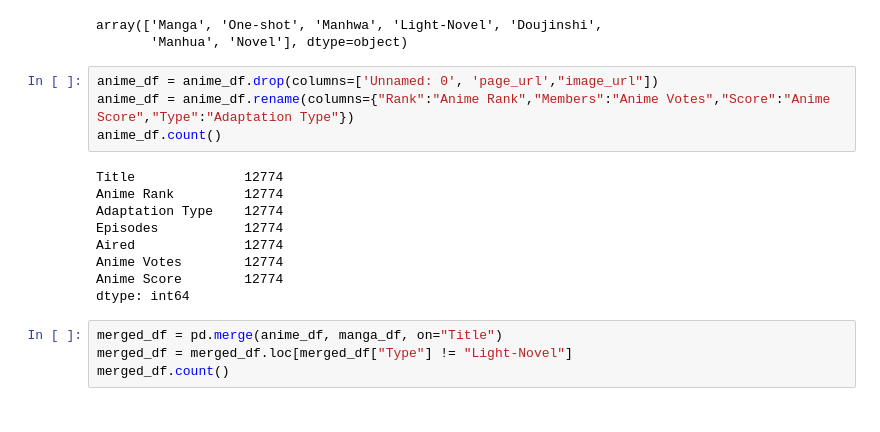
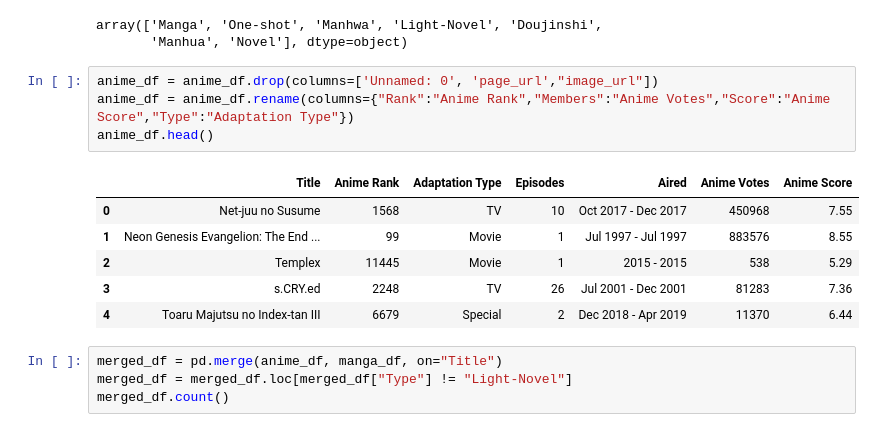
Before and after one commit to adunlap2/Project_1, a Jupyter notebook: Adaptation_Finder.ipynb, the cells around one changed output. Drawn from its saved outputs; the diff is of its cells as text.

```diff
--- a/Adaptation_Finder.ipynb
+++ b/Adaptation_Finder.ipynb
@@ -17,16 +17,14 @@ array(['Manga', 'One-shot', 'Manhwa', 'Light-Novel', 'Doujinshi',
 # %%
 anime_df = anime_df.drop(columns=['Unnamed: 0', 'page_url',"image_url"])
 anime_df = anime_df.rename(columns={"Rank":"Anime Rank","Members":"Anime Votes","Score":"Anime Score","Type":"Adaptation Type"})
-anime_df.count()
+anime_df.head()
 # %% [output]
-Title              12774
-Anime Rank         12774
-Adaptation Type    12774
-Episodes           12774
-Aired              12774
-Anime Votes        12774
-Anime Score        12774
-dtype: int64
+|  | Title | Anime Rank | Adaptation Type | Episodes | Aired | Anime Votes | Anime Score |
+| 0 | Net-juu no Susume | 1568 | TV | 10 | Oct 2017 - Dec 2017 | 450968 | 7.55 |
+| 1 | Neon Genesis Evangelion: The End ... | 99 | Movie | 1 | Jul 1997 - Jul 1997 | 883576 | 8.55 |
+| 2 | Templex | 11445 | Movie | 1 | 2015 - 2015 | 538 | 5.29 |
+| 3 | s.CRY.ed | 2248 | TV | 26 | Jul 2001 - Dec 2001 | 81283 | 7.36 |
+| 4 | Toaru Majutsu no Index-tan III | 6679 | Special | 2 | Dec 2018 - Apr 2019 | 11370 | 6.44 |
 # %%
 merged_df = pd.merge(anime_df, manga_df, on="Title")
 merged_df = merged_df.loc[merged_df["Type"] != "Light-Novel"]
```
Also changed, not shown: 5 other files.
